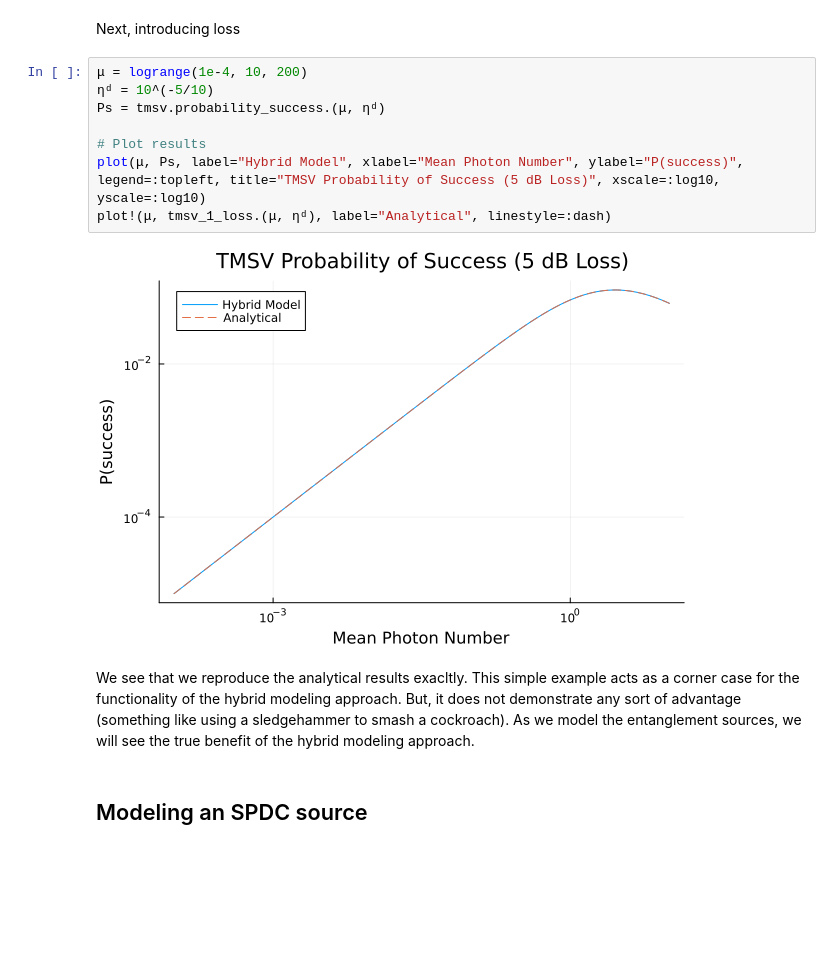
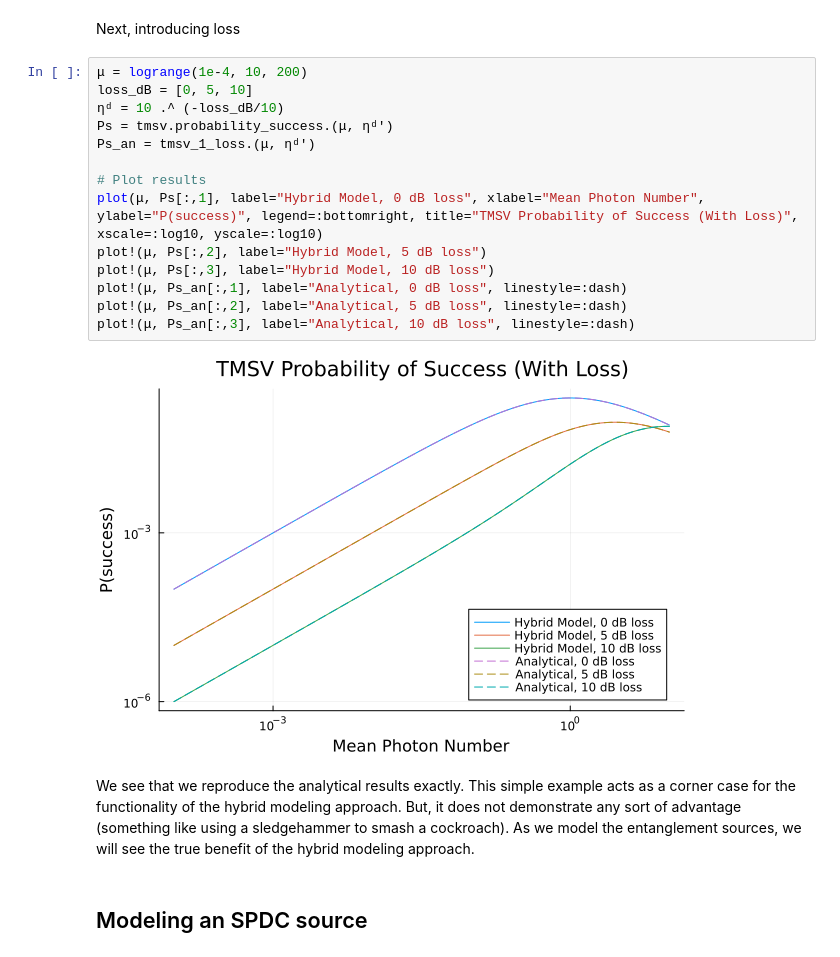
Before and after one commit to JacobGunnell/Genqo.jl, a Jupyter notebook: tutorial/hybrid_model_jl.ipynb, the cells around one changed output. Cells and saved outputs as stored; diff of their text form; blank space fills up the shorter version.

Commit message:
update Julia hybrid model tutorial TMSV graph

```diff
--- a/tutorial/hybrid_model_jl.ipynb
+++ b/tutorial/hybrid_model_jl.ipynb
@@ -51,16 +51,22 @@ plot!(μ, tmsvp.(1, μ), label="Analytical", linestyle=:dash)
 Next, introducing loss
 # %%
 μ = logrange(1e-4, 10, 200)
-ηᵈ = 10^(-5/10)
-Ps = tmsv.probability_success.(μ, ηᵈ)
+loss_dB = [0, 5, 10]
+ηᵈ = 10 .^ (-loss_dB/10)
+Ps = tmsv.probability_success.(μ, ηᵈ')
+Ps_an = tmsv_1_loss.(μ, ηᵈ')
 
 # Plot results
-plot(μ, Ps, label="Hybrid Model", xlabel="Mean Photon Number", ylabel="P(success)", legend=:topleft, title="TMSV Probability of Success (5 dB Loss)", xscale=:log10, yscale=:log10)
-plot!(μ, tmsv_1_loss.(μ, ηᵈ), label="Analytical", linestyle=:dash)
+plot(μ, Ps[:,1], label="Hybrid Model, 0 dB loss", xlabel="Mean Photon Number", ylabel="P(success)", legend=:bottomright, title="TMSV Probability of Success (With Loss)", xscale=:log10, yscale=:log10)
+plot!(μ, Ps[:,2], label="Hybrid Model, 5 dB loss")
+plot!(μ, Ps[:,3], label="Hybrid Model, 10 dB loss")
+plot!(μ, Ps_an[:,1], label="Analytical, 0 dB loss", linestyle=:dash)
+plot!(μ, Ps_an[:,2], label="Analytical, 5 dB loss", linestyle=:dash)
+plot!(μ, Ps_an[:,3], label="Analytical, 10 dB loss", linestyle=:dash)
 # %% [output]
-[figure, old version]
+[figure, new version]
 # %% [markdown]
-We see that we reproduce the analytical results exacltly. This simple example acts as a corner case for the functionality of the hybrid modeling approach. But, it does not demonstrate any sort of advantage (something like using a sledgehammer to smash a cockroach). As we model the entanglement sources, we will see the true benefit of the hybrid modeling approach.
+We see that we reproduce the analytical results exactly. This simple example acts as a corner case for the functionality of the hybrid modeling approach. But, it does not demonstrate any sort of advantage (something like using a sledgehammer to smash a cockroach). As we model the entanglement sources, we will see the true benefit of the hybrid modeling approach.
 # %% [markdown]
 ## Modeling an SPDC source
 # %% [markdown]
```
